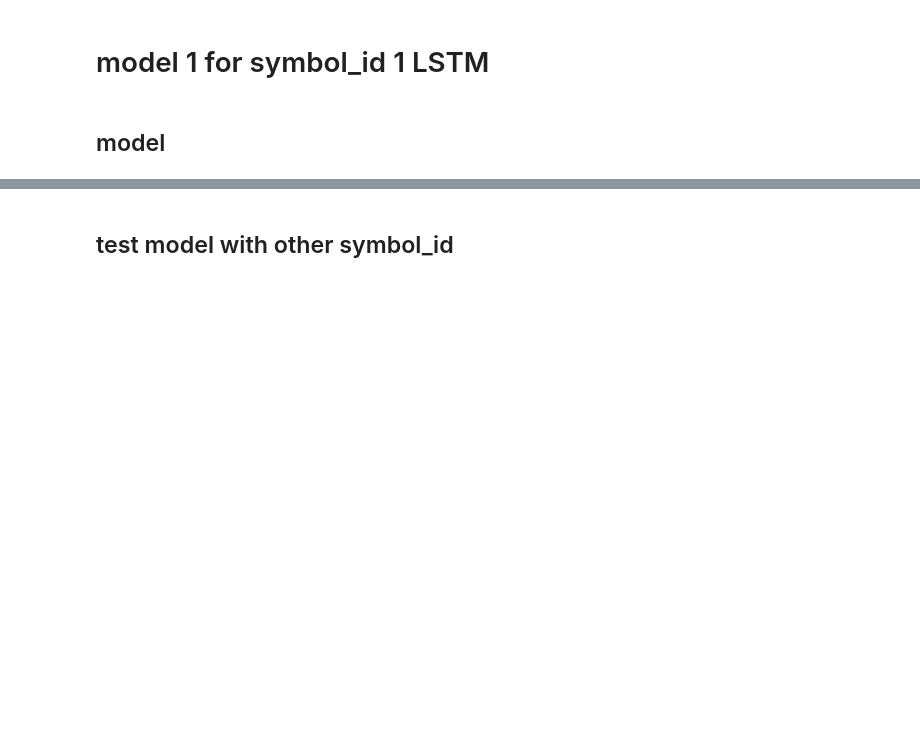
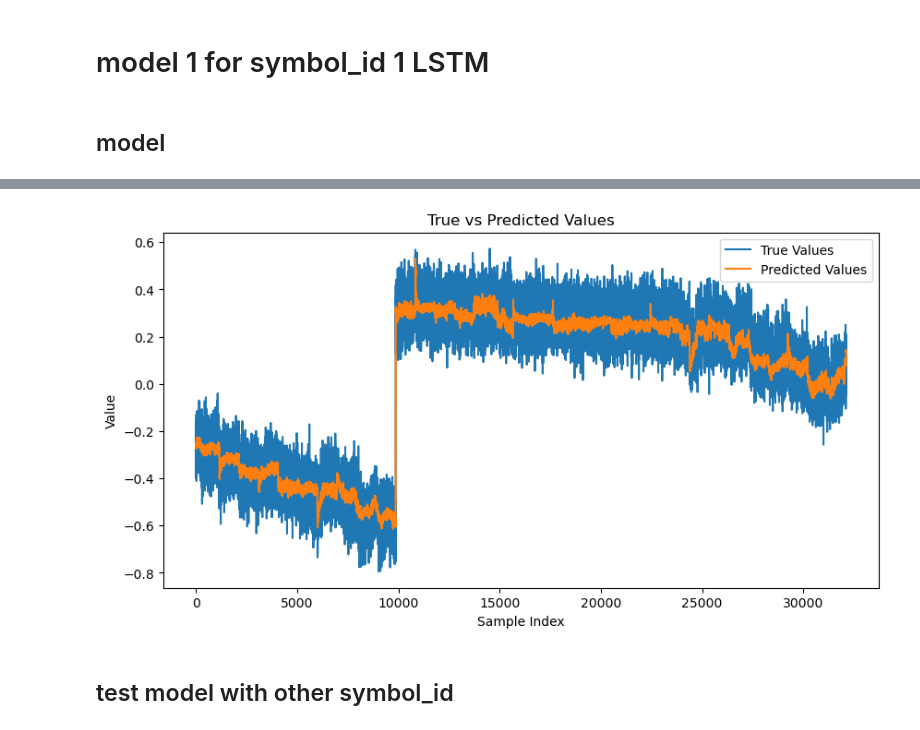
Before and after one commit to Merzenval/JaneStreet, a Jupyter notebook: main.ipynb, the cells around one changed output, grey strips where cells are left out. Drawn from its saved outputs; the diff is of its cells as text; code cells hidden in the pictures; blank space fills up the shorter version.

```diff
--- a/main.ipynb
+++ b/main.ipynb
@@ -147,7 +147,7 @@ def preprocessdata(df, sym_id,n_past) : # sym_id is the symbol_id of the data we
     ts_train = ts[:-test_split]
     ts_test = ts[-test_split:]
 
-    scaler = MinMaxScaler()
+    scaler = MinMaxScaler(feature_range=(-1, 1))
 
     ts_train_scaled = scaler.fit_transform(ts_train[feature_cols +target_cols])
     ts_test_scaled = scaler.transform(ts_test[feature_cols + target_cols])
@@ -156,14 +156,12 @@ def preprocessdata(df, sym_id,n_past) : # sym_id is the symbol_id of the data we
     X_test, y_test = createXY(ts_test_scaled,n_past) # create the X and Y data for testing
 
     return X_train, y_train, X_test, y_test
-n_past = 1
-X1_train, y1_train, X1_test, y1_test = preprocessdata(train9, 1,n_past)
 # %% [markdown]
 # model 1 for symbol_id 1 LSTM
 # %% [markdown]
 ## model
 # %%
-n_past = 1
+n_past = 10
 X1_train, y1_train, X1_test, y1_test = preprocessdata(train9, 1,n_past)
 # %%
 # Define the model architecture
@@ -211,3 +209,15 @@ R^2 Score: 0.9279104471206665
+# %%
+import matplotlib.pyplot as plt
+plt.figure(figsize=(10, 5))
+plt.plot(y1_test, label='True Values')
+plt.plot(y_pred, label='Predicted Values')
+plt.xlabel('Sample Index')
+plt.ylabel('Value')
+plt.title('True vs Predicted Values')
+plt.legend()
+plt.show()
+# %% [output]
+[figure, added]
 # %% [markdown]
 ## test model with other symbol_id
 # %%
```
Also changed, not shown: parts of 11 cells of this notebook.
